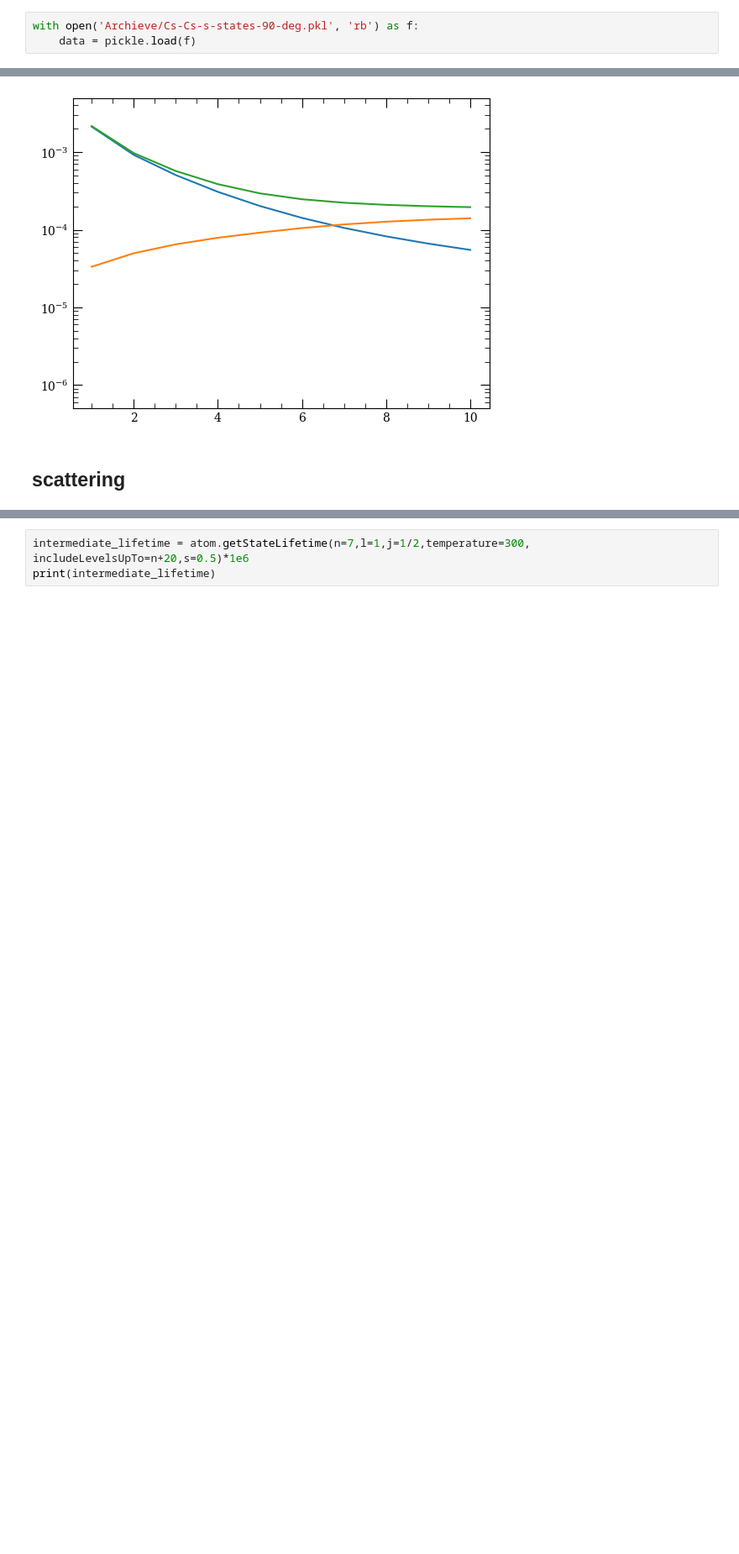
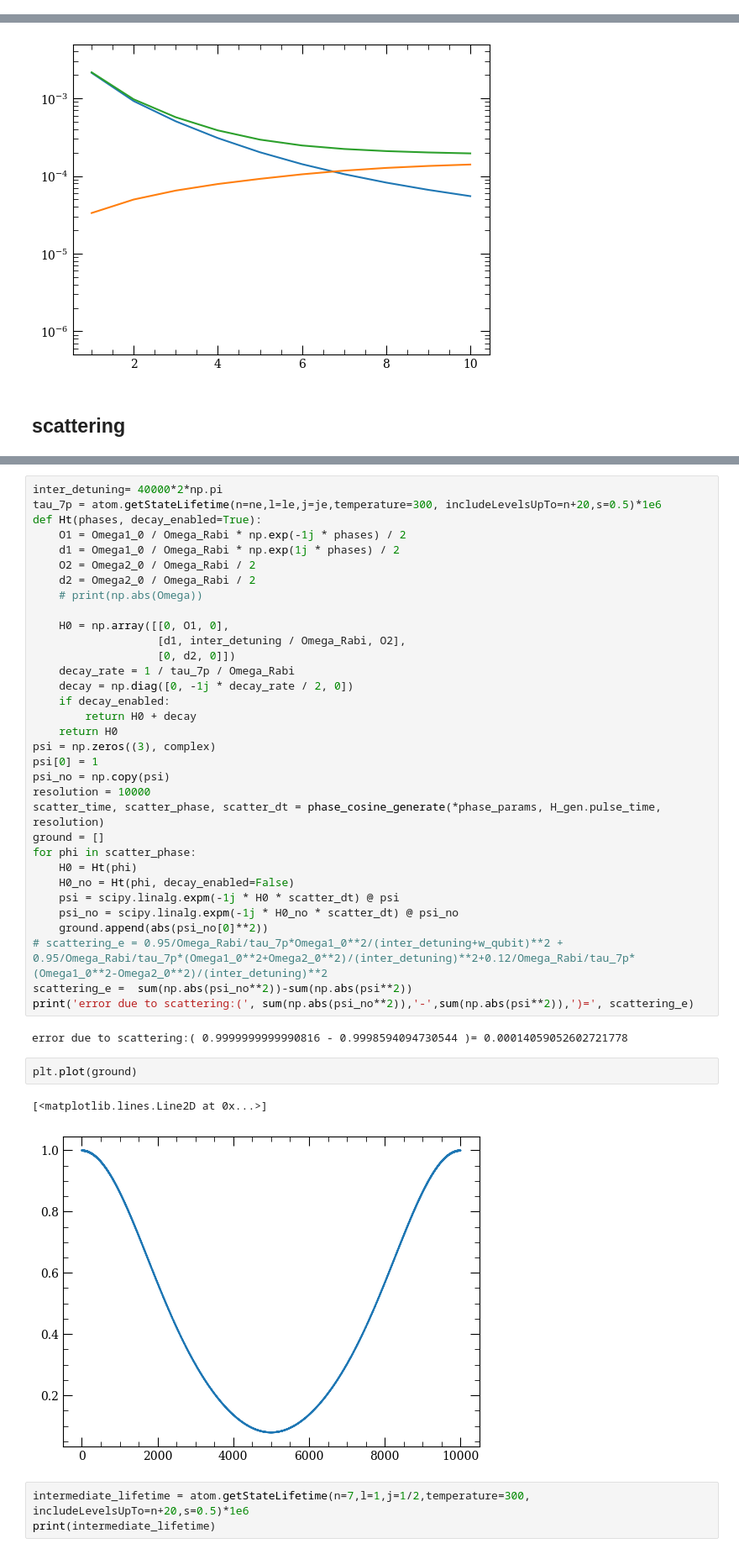
Before and after one commit to Linipun/GateError, a Jupyter notebook: budget-2photons.ipynb, the cells around one changed output, grey strips where cells are left out. Shown at 84% size. Drawn from its saved outputs; the diff is of its cells as text; blank space fills up the shorter version.

```diff
--- a/budget-2photons.ipynb
+++ b/budget-2photons.ipynb
@@ -26,6 +26,3 @@ P = np.pi*150e-6**2*I/4/2
 print(P)
 # %% [output]
 13.2419163172335
-# %%
-with open('Archieve/Cs-Cs-s-states-90-deg.pkl', 'rb') as f:
-    data = pickle.load(f)
@@ -807,3 +852,43 @@ ax2.set_ylim([0.5e-6,5e-3])
+# %%
+inter_detuning= 40000*2*np.pi
+tau_7p = atom.getStateLifetime(n=ne,l=le,j=je,temperature=300, includeLevelsUpTo=n+20,s=0.5)*1e6
+def Ht(phases, decay_enabled=True):
+    O1 = Omega1_0 / Omega_Rabi * np.exp(-1j * phases) / 2
+    d1 = Omega1_0 / Omega_Rabi * np.exp(1j * phases) / 2
+    O2 = Omega2_0 / Omega_Rabi / 2
+    d2 = Omega2_0 / Omega_Rabi / 2
+    # print(np.abs(Omega))
+
+    H0 = np.array([[0, O1, 0],
+                   [d1, inter_detuning / Omega_Rabi, O2],
+                   [0, d2, 0]])
+    decay_rate = 1 / tau_7p / Omega_Rabi
+    decay = np.diag([0, -1j * decay_rate / 2, 0])
+    if decay_enabled:
+        return H0 + decay
+    return H0
+psi = np.zeros((3), complex)
+psi[0] = 1
+psi_no = np.copy(psi)
+resolution = 10000
+scatter_time, scatter_phase, scatter_dt = phase_cosine_generate(*phase_params, H_gen.pulse_time, resolution)
+ground = []
+for phi in scatter_phase:
+    H0 = Ht(phi)
+    H0_no = Ht(phi, decay_enabled=False)
+    psi = scipy.linalg.expm(-1j * H0 * scatter_dt) @ psi
+    psi_no = scipy.linalg.expm(-1j * H0_no * scatter_dt) @ psi_no
+    ground.append(abs(psi_no[0]**2))
+# scattering_e = 0.95/Omega_Rabi/tau_7p*Omega1_0**2/(inter_detuning+w_qubit)**2 + 0.95/Omega_Rabi/tau_7p*(Omega1_0**2+Omega2_0**2)/(inter_detuning)**2+0.12/Omega_Rabi/tau_7p*(Omega1_0**2-Omega2_0**2)/(inter_detuning)**2
+scattering_e =  sum(np.abs(psi_no**2))-sum(np.abs(psi**2))
+print('error due to scattering:(', sum(np.abs(psi_no**2)),'-',sum(np.abs(psi**2)),')=', scattering_e)
+# %% [output]
+error due to scattering:( 0.9999999999990816 - 0.9998594094730544 )= 0.00014059052602721778
+# %%
+plt.plot(ground)
+# %% [output]
+[<matplotlib.lines.Line2D at 0x...>]
+[figure, added]
 # %%
 intermediate_lifetime = atom.getStateLifetime(n=7,l=1,j=1/2,temperature=300, includeLevelsUpTo=n+20,s=0.5)*1e6
 print(intermediate_lifetime)
```
Also changed, not shown: parts of 10 cells of this notebook, 3 other files.
